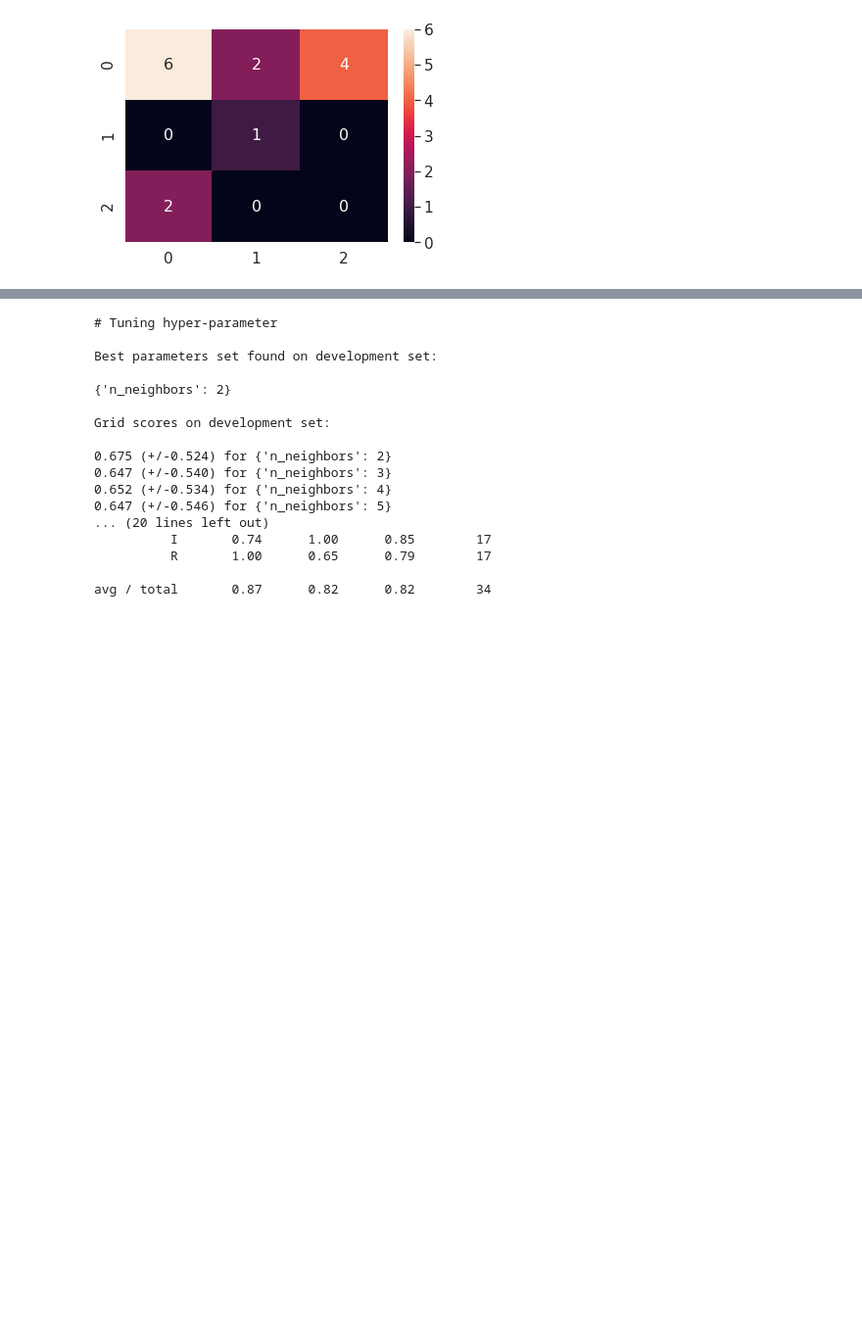
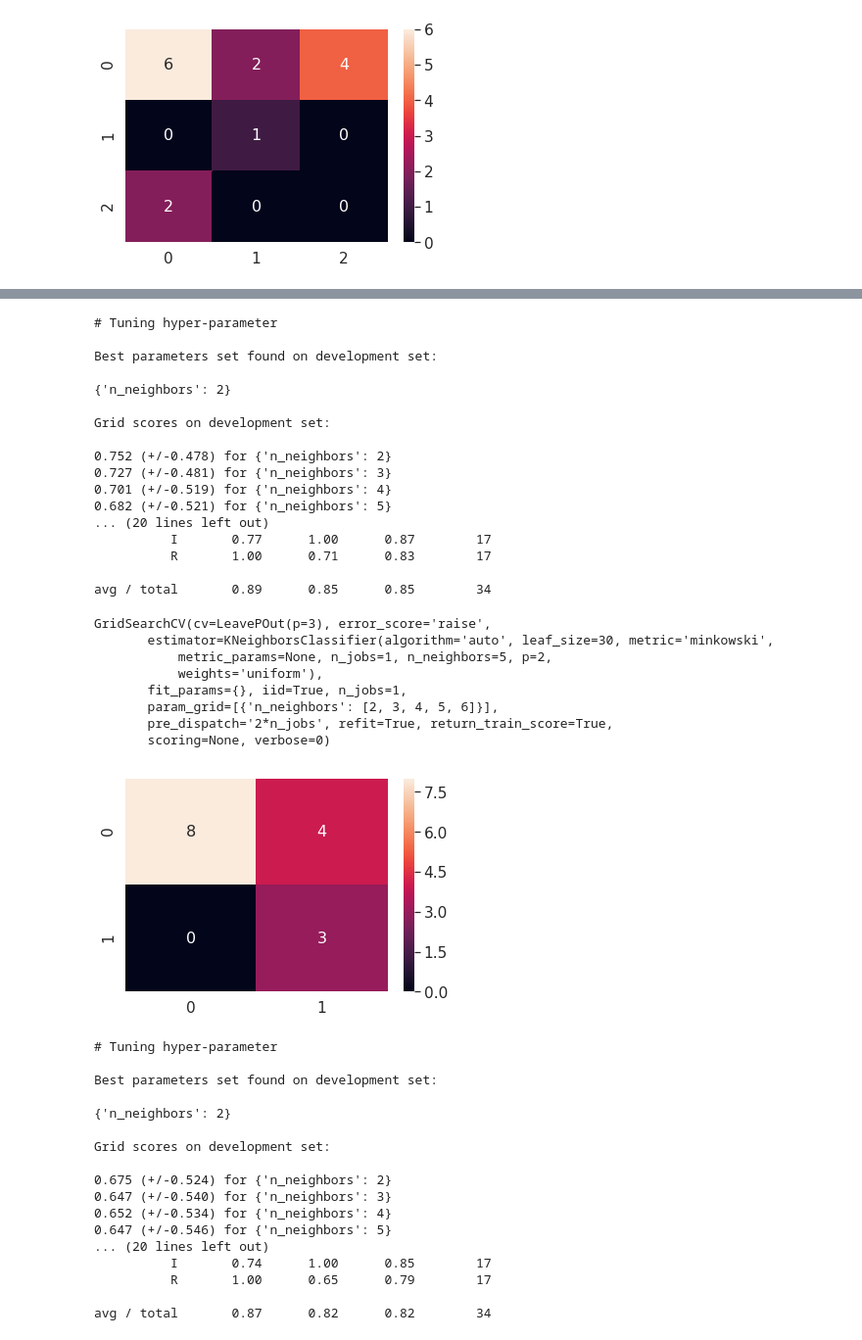
Before and after one commit to jatron/crmo-diagnosis-using-mri, a Jupyter notebook: inception/Inception CNN retraining.ipynb, the cells around one changed output, grey strips where cells are left out. Shown: that part at 98% size. Saved outputs shown, nothing was run; the diff lists cells and outputs as text; code cells hidden in the pictures; blank space fills up the shorter version.

```diff
--- a/inception/Inception CNN retraining.ipynb
+++ b/inception/Inception CNN retraining.ipynb
@@ -164,3 +259,33 @@ GridSearchCV(cv=LeavePOut(p=3), error_score='raise',
+# %%
+# extra reduced
+train_knn(X_reduced, y_reduced, False)
+# %% [output]
+# Tuning hyper-parameter
+
+Best parameters set found on development set:
+
+{'n_neighbors': 2}
+
+Grid scores on development set:
+
+0.752 (+/-0.478) for {'n_neighbors': 2}
+0.727 (+/-0.481) for {'n_neighbors': 3}
+0.701 (+/-0.519) for {'n_neighbors': 4}
+0.682 (+/-0.521) for {'n_neighbors': 5}
+... (20 lines left out)
+          I       0.77      1.00      0.87        17
+          R       1.00      0.71      0.83        17
+
+avg / total       0.89      0.85      0.85        34
+GridSearchCV(cv=LeavePOut(p=3), error_score='raise',
+       estimator=KNeighborsClassifier(algorithm='auto', leaf_size=30, metric='minkowski',
+           metric_params=None, n_jobs=1, n_neighbors=5, p=2,
+           weights='uniform'),
+       fit_params={}, iid=True, n_jobs=1,
+       param_grid=[{'n_neighbors': [2, 3, 4, 5, 6]}],
+       pre_dispatch='2*n_jobs', refit=True, return_train_score=True,
+       scoring=None, verbose=0)
+[figure, added]
 # %%
 train_knn(X_reduced, y_reduced, False)
 # %% [output]
```
Also changed, not shown: parts of 11 cells of this notebook, 7 other files.
